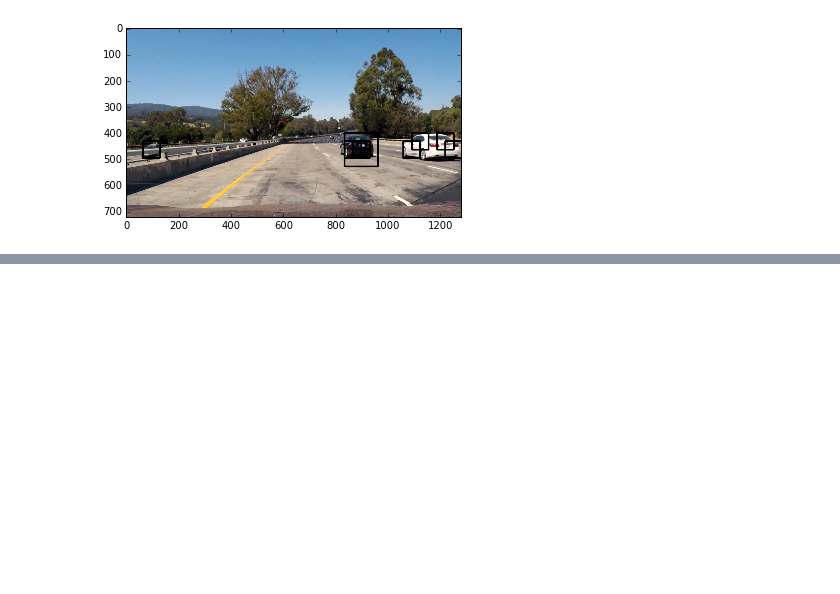
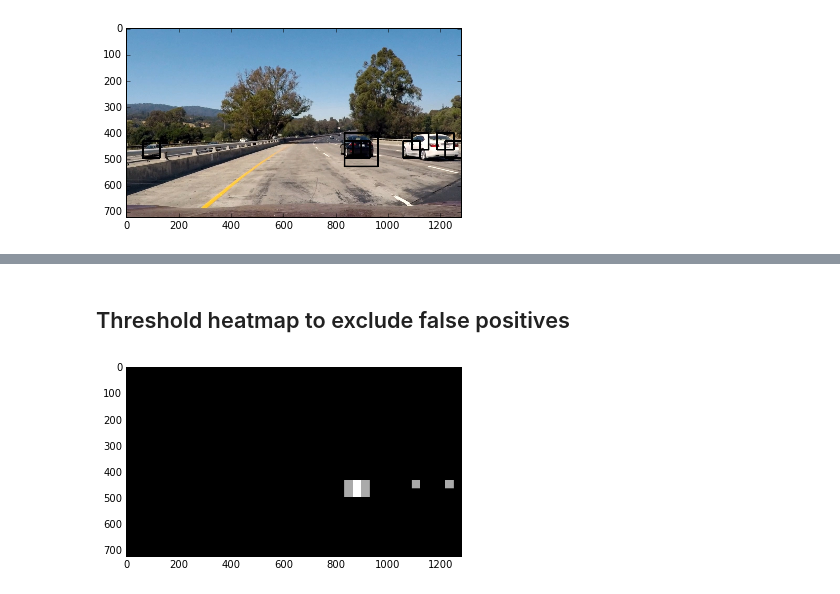
Before and after one commit to Goldob/CarND-Vehicle-Detection, a Jupyter notebook: solution.ipynb, the cells around one changed output, grey strips where cells are left out. Saved outputs shown, nothing was run; the diff lists cells and outputs as text; code cells hidden in the pictures; blank space fills up the shorter version.

```diff
--- a/solution.ipynb
+++ b/solution.ipynb
@@ -247,0 +271,14 @@ plt.show()
+# %% [markdown]
+## Threshold heatmap to exclude false positives
+# %%
+def apply_threshold(heatmap, threshold):
+    # Zero out pixels below the threshold
+    heatmap[heatmap <= threshold] = 0
+    # Return thresholded map
+    return heatmap
+
+apply_threshold(heatmap, 1)
+plt.imshow(heatmap, cmap='gray')
+plt.show()
+# %% [output]
+[figure, added]
```
Also changed, not shown: parts of 7 cells of this notebook.
